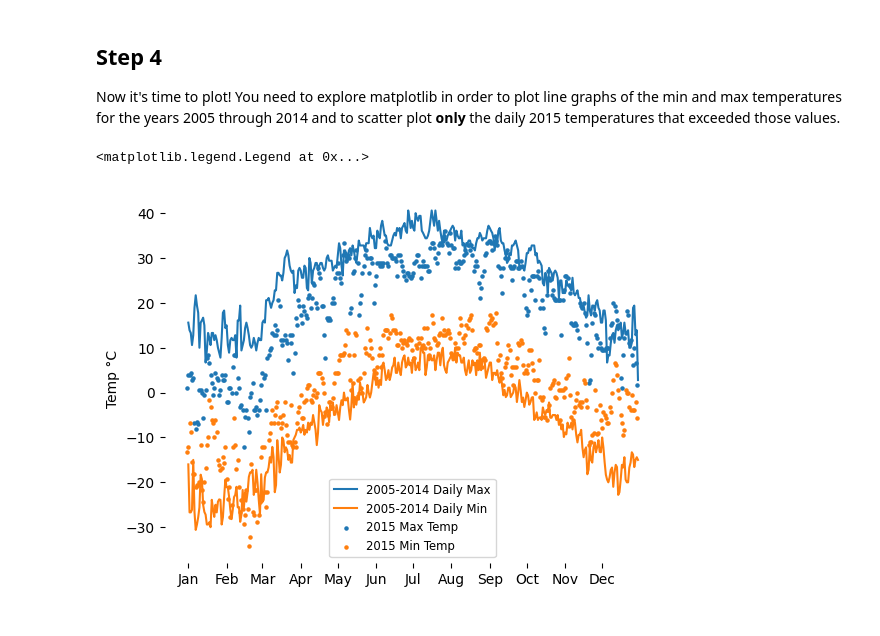
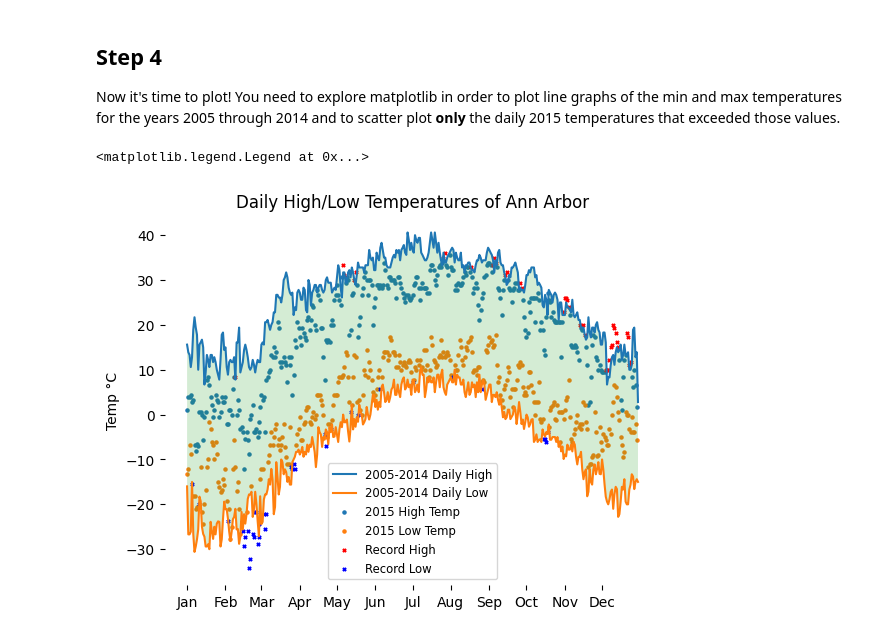
Before and after one commit to calebrauscher/University_of_Michigan, a Jupyter notebook: Applied Plotting/Assignment 2/assignment2.ipynb, the cells around one changed output. Drawn from its saved outputs; the diff is of its cells as text; code cells hidden in the pictures.

```diff
--- a/Applied Plotting/Assignment 2/assignment2.ipynb
+++ b/Applied Plotting/Assignment 2/assignment2.ipynb
@@ -145,35 +170,68 @@ Now it's time to plot! You need to explore matplotlib in order to plot line grap
 import matplotlib.pyplot as plt
 
 month_starts = [1, 32, 61, 92, 122, 153, 183, 214, 245, 275, 306, 336]
 month_names = [
     "Jan",
     "Feb",
     "Mar",
     "Apr",
     "May",
     "Jun",
     "Jul",
     "Aug",
     "Sep",
     "Oct",
     "Nov",
     "Dec",
 ]
+
+record_highs = max_temps_2015[
+    max_temps_2015.Data_Value.values > daily_max.Data_Value.values
+]
+regular_highs = max_temps_2015[
+    ~(max_temps_2015.Data_Value.values > daily_max.Data_Value.values)
+]
+
+record_lows = min_temps_2015[
+    min_temps_2015.Data_Value.values < daily_min.Data_Value.values
+]
+regular_lows = min_temps_2015[
+    ~(min_temps_2015.Data_Value.values < daily_min.Data_Value.values)
+]
+
 # put your plotting code here!
 fig, ax = plt.subplots()
 
-plt.plot(daily_max.index, daily_max.Data_value, label="2005-2014 Daily Max")
-plt.plot(daily_min.index, daily_min.Data_value, label="2005-2014 Daily Min")
-plt.scatter(range(len(max_temps_2015)), max_temps_2015, s=5, label="2015 Max Temp")
-plt.scatter(range(len(min_temps_2015)), min_temps_2015, s=5, label="2015 Min Temp")
+plt.plot(daily_max.index, daily_max.Data_Value, label="2005-2014 Daily High")
+plt.plot(daily_min.index, daily_min.Data_Value, label="2005-2014 Daily Low")
+plt.scatter(regular_highs.index, regular_highs.Data_Value, s=5, label="2015 High Temp")
+plt.scatter(regular_lows.index, regular_lows.Data_Value, s=5, label="2015 Low Temp")
+plt.scatter(
+    record_highs.index,
+    record_highs.Data_Value,
+    s=5,
+    marker="x",
+    c="red",
+    label="Record High",
+)
+plt.scatter(
+    record_lows.index,
+    record_lows.Data_Value,
+    s=5,
+    marker="x",
+    c="blue",
+    label="Record Low",
+)
 ax.set_xticks(month_starts)
 ax.set_xticklabels(month_names)
+ax.fill_between(daily_max.index, daily_max.Data_Value, daily_min.Data_Value, alpha=0.2)
 
 for spine in plt.gca().spines.values():
     spine.set_visible(False)
 
 plt.ylabel("Temp °C")
+plt.title("Daily High/Low Temperatures of Ann Arbor")
 plt.legend(fontsize="small")
 # %% [output]
 <matplotlib.legend.Legend at 0x...>
-[figure, old version]
+[figure, new version]
```
Also changed, not shown: parts of 1 cell of this notebook.
